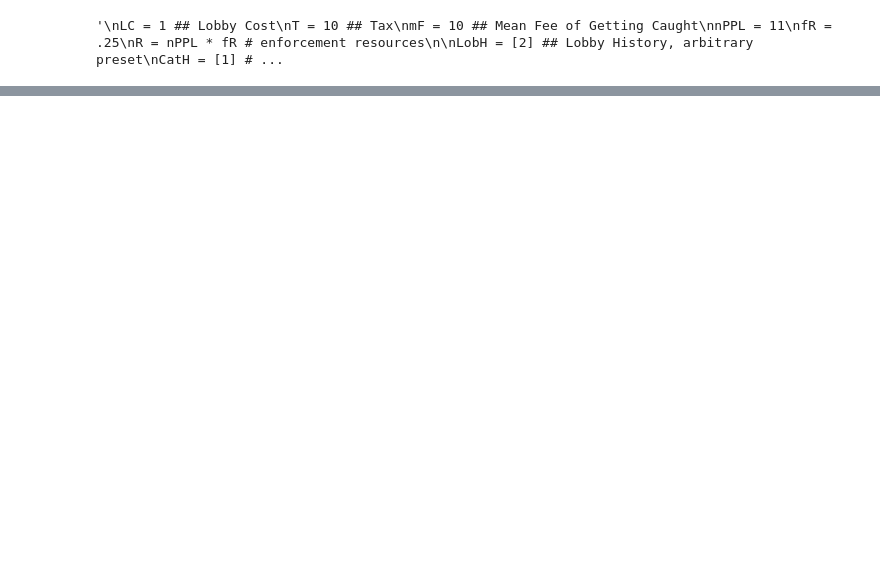
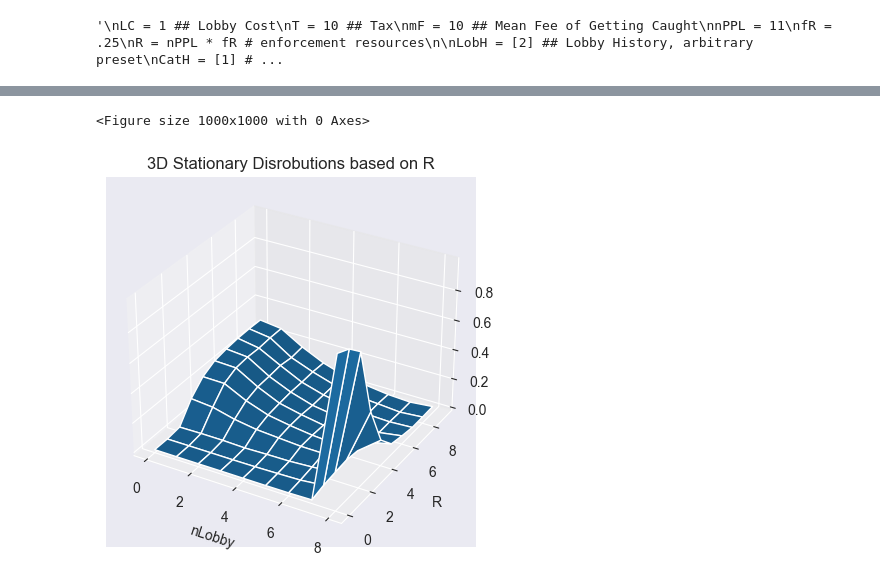
Before and after one commit to JTayMilli/391X, a Jupyter notebook: BoringDynamics.ipynb, the cells around one changed output, grey strips where cells are left out. Cells and saved outputs as stored; diff of their text form; code cells hidden in the pictures; blank space fills up the shorter version.

```diff
--- a/BoringDynamics.ipynb
+++ b/BoringDynamics.ipynb
@@ -124,0 +127,44 @@ sum(Lfreq)
+# %%
+def DynItrR(LC, T, mF, nPPL, itr, bl):
+    fR = 1 * bl
+    RDis = DynPDF(LC = LC, T = T, mF = mF, nPPL = nPPL, fR = fR, itr = itr)[0]
+    for i in range(2,int(1/bl+1)):
+        fR = i * bl
+        tRDis = DynPDF(LC = LC, T = T, mF = mF, nPPL = nPPL, fR = fR, itr = itr)[0]
+        RDis = np.vstack([RDis, tRDis])
+    return RDis
+# %%
+def GraphDynROut(LC, T, mF, nPPL, bl, itr):
+
+    tnPPL = nPPL
+    tLC = LC
+    tT = T
+    tmF = mF
+    tbl = bl
+
+    sns.set_style ("darkgrid")
+    fig = plt.figure(figsize=(10,10))
+    ax = Axes3D(fig)
+
+    x = range(0,nPPL+1)
+    y = range(0,int(1/bl))
+
+    data = DynItrR(LC = LC, T = T, mF = mF, nPPL = nPPL, itr = itr, bl = bl)
+
+    hf = plt.figure()
+    ha = hf.add_subplot(projection='3d')
+
+    X, Y = np.meshgrid(x, y)  # `plot_surface` expects `x` and `y` data to be 2D
+    ha.plot_surface(X, Y, data)
+
+    ha.set_xlabel('nLobby')
+    ha.set_ylabel('R')
+    ha.set_zlabel('Probability')
+    ha.set_title("3D Stationary Disrobutions based on R")
+
+    plt.show()
+# %%
+GraphDynROut(LC = 1, T = 15, mF = 5, nPPL = 8, bl = .1, itr = 10000)
+# %% [output]
+<Figure size 1000x1000 with 0 Axes>
+[figure, added]
```
Also changed, not shown: parts of 12 cells of this notebook, 1 other file.
